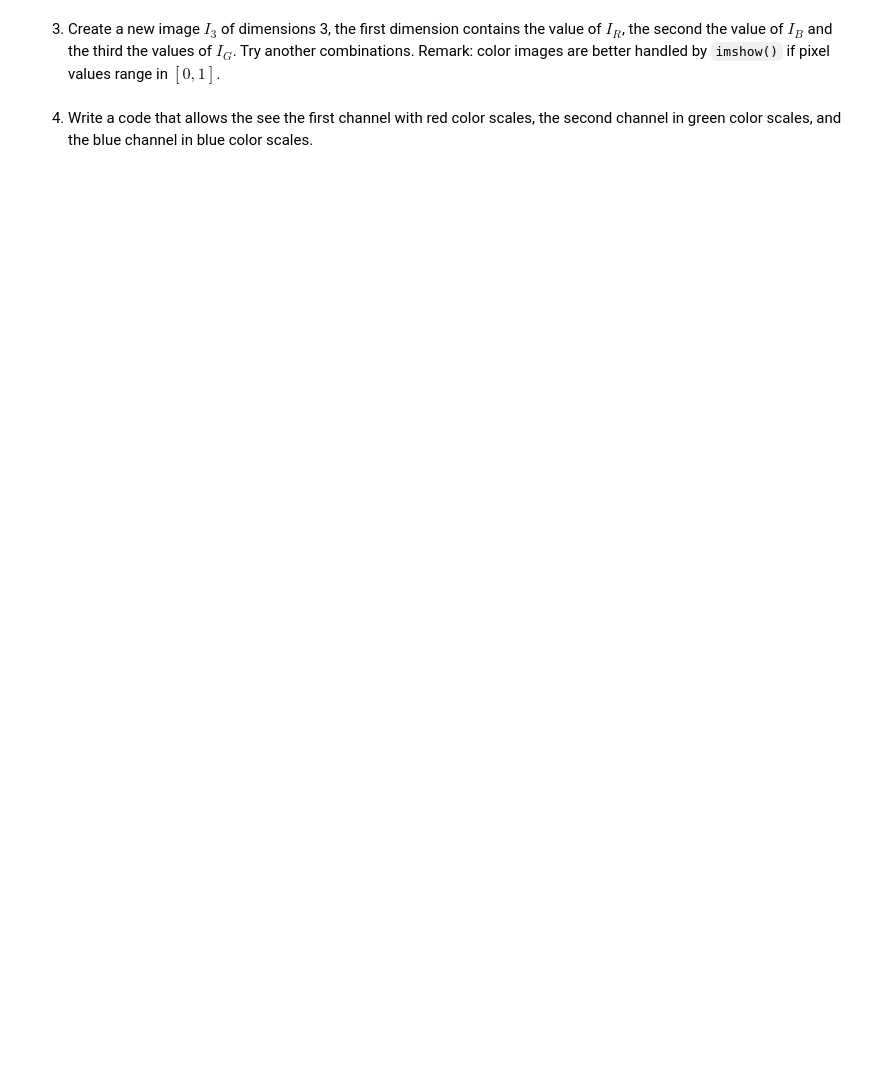
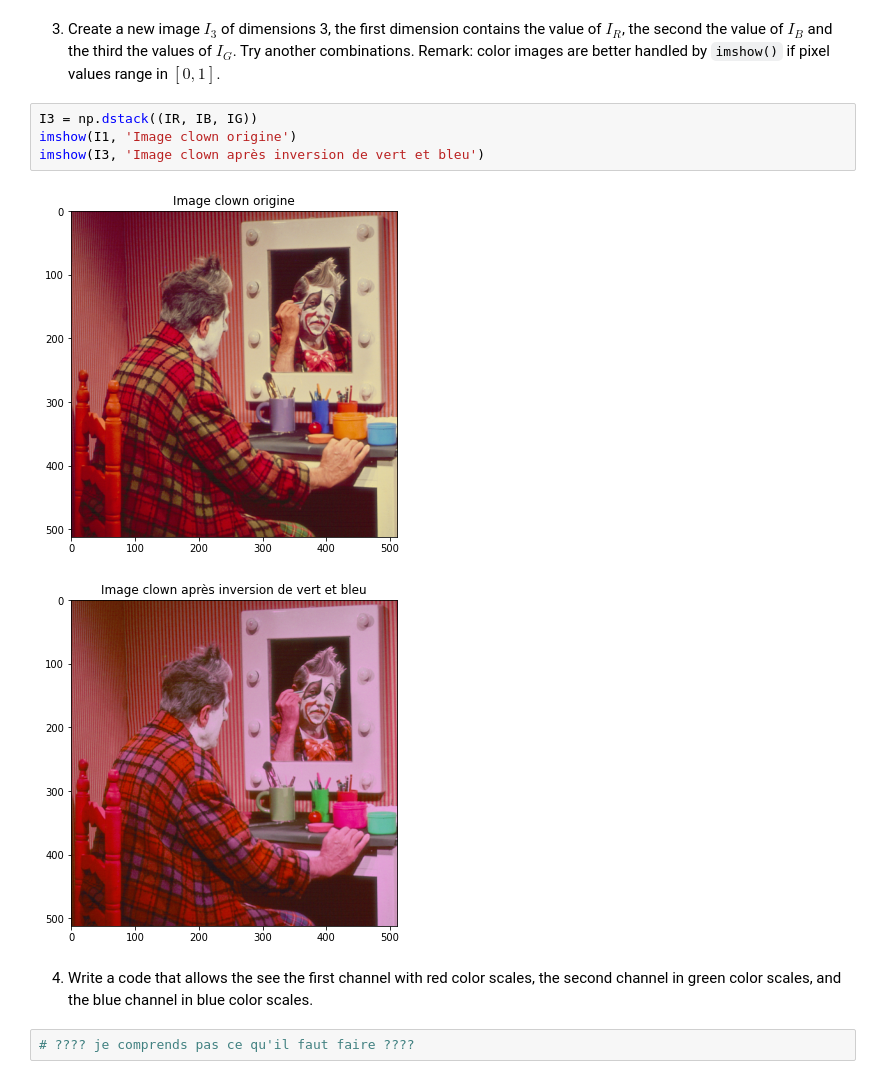
Before and after one commit to LUKALAVAL/BIMA, a Jupyter notebook: TME4/TME4.ipynb, the cells around one changed output. Drawn from its saved outputs; the diff is of its cells as text; blank space fills up the shorter version.

```diff
--- a/TME4/TME4.ipynb
+++ b/TME4/TME4.ipynb
@@ -195,4 +251,13 @@ def antiAliasingFilter(n,m):
 # %% [markdown]
 3. Create a new image $I_3$ of dimensions 3, the first dimension contains the value of $I_R$, the second the value of $I_B$ and the third the values of $I_G$. Try another combinations. Remark: color images are better handled by `imshow()` if pixel values range in $[0,1]$.
+# %%
+I3 = np.dstack((IR, IB, IG))
+imshow(I1, 'Image clown origine')
+imshow(I3, 'Image clown après inversion de vert et bleu')
+# %% [output]
+[figure, added]
+[figure, added]
 # %% [markdown]
 4. Write a code that allows the see the first channel with red color scales, the second channel in green color scales, and the blue channel in blue color scales.
+# %%
+# ???? je comprends pas ce qu'il faut faire ????
```
Also changed, not shown: parts of 6 cells of this notebook.
